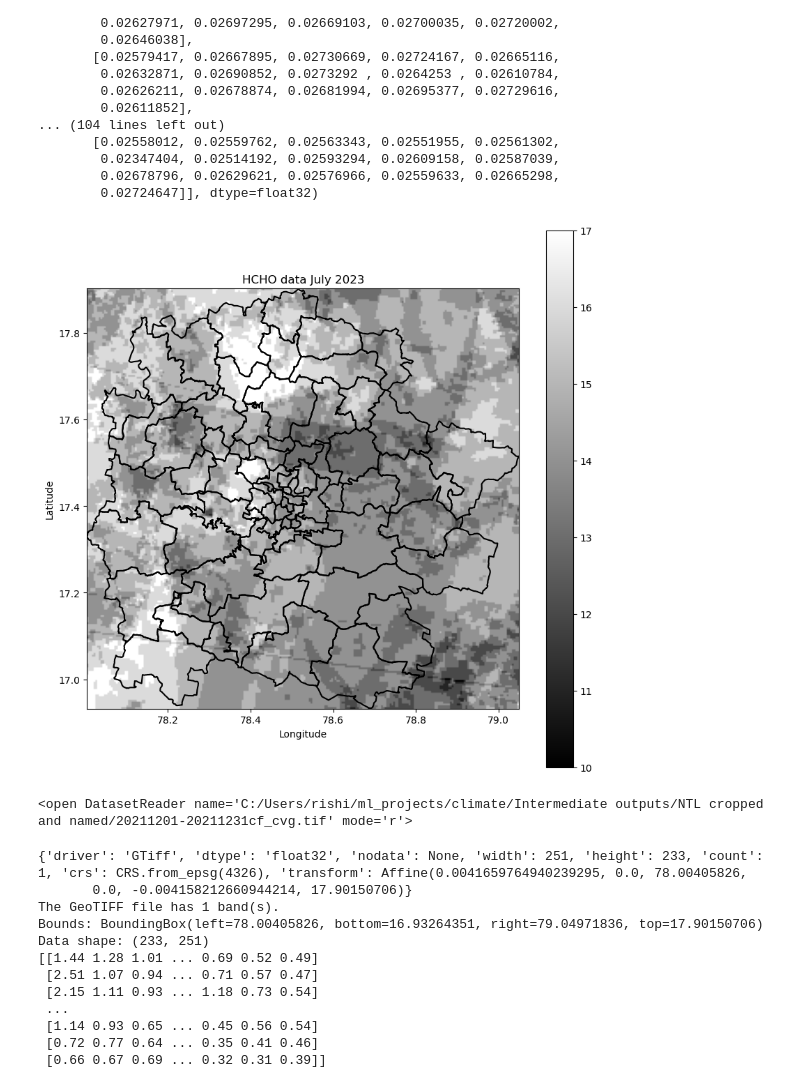
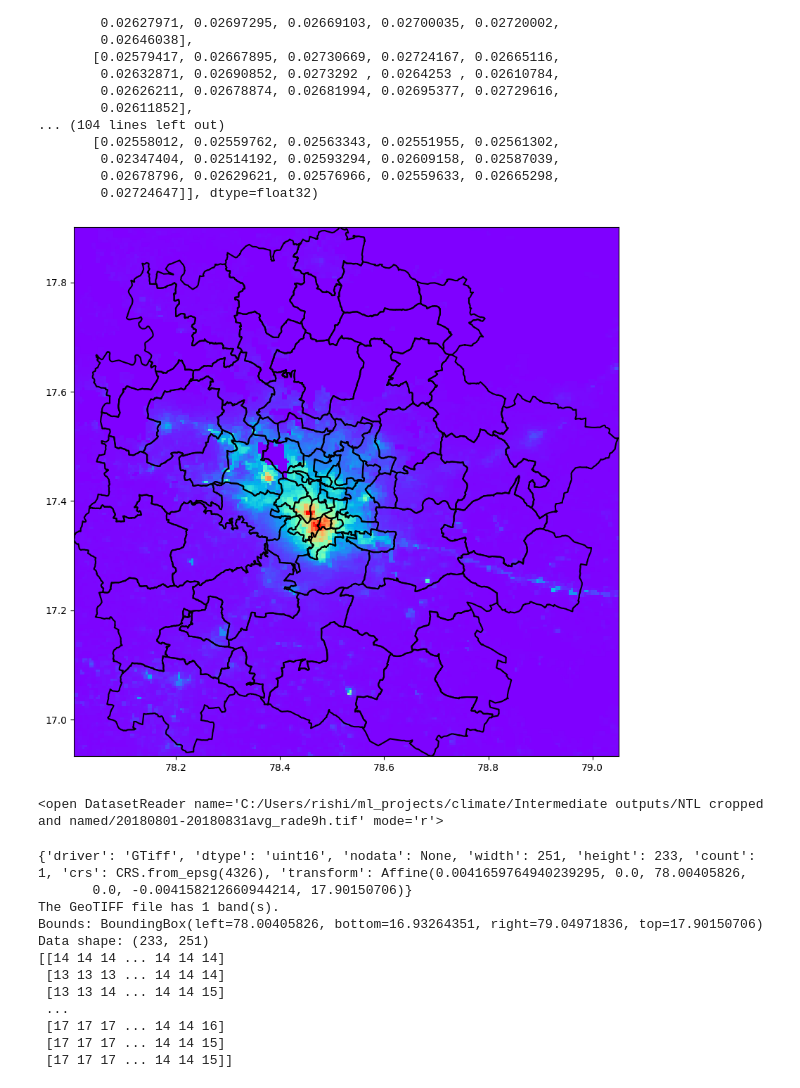
Before and after one commit to Rishi-Bharadwaj/air_pollution_correlation, a Jupyter notebook: Notebooks/straight_tiff.ipynb, the cells around one changed output. Drawn from its saved outputs; the diff is of its cells as text; code cells hidden in the pictures.

```diff
--- a/Notebooks/straight_tiff.ipynb
+++ b/Notebooks/straight_tiff.ipynb
@@ -134,42 +134,42 @@ array([[0.02627074, 0.0261334 , 0.02673259, 0.02669089, 0.02717316,
 # %%
 import geopandas as gpd
 
 # Load the shapefile
 shapefile_path = r'C:\Users\rishi\ml_projects\climate\hmda_boundary\hmda_boundary.shp'
 gdf = gpd.read_file(shapefile_path)
 
 import rasterio
 from rasterio.plot import show
 
 import matplotlib.pyplot as plt
 import matplotlib.colors as mcolors
 # Load the GeoTIFF file
 vmin = .035  # Minimum value for normalization
 vmax = .04  # Maximum value for normalization
 
 # Open the GeoTIFF file
-tiff_file = r'C:\Users\rishi\ml_projects\climate\Intermediate outputs\NTL cropped and named\20211201-20211231cf_cvg.tif'
+tiff_file = r'C:\Users\rishi\ml_projects\climate\Intermediate outputs\NTL cropped and named\20180801-20180831avg_rade9h.tif'
 with rasterio.open(tiff_file) as dataset:
     # Create a normalization instance
     #norm = mcolors.Normalize(vmin=vmin, vmax=vmax)
 
     # Display the image with geospatial context
     fig, ax = plt.subplots(figsize=(10, 10))
-    show(dataset, ax=ax, cmap='grey')
-    plt.title('HCHO data July 2023')
+    show(dataset, ax=ax, cmap='rainbow')
+    # plt.title('HCHO data July 2023')
 
-    # Add a colorbar with the same normalization
-    plt.colorbar(ax.images[0], ax=ax, orientation='vertical')
-    plt.xlabel('Longitude')
-    plt.ylabel('Latitude')
-    # Plot the boundary of the GeoDataFrame
+    # # Add a colorbar with the same normalization
+    # plt.colorbar(ax.images[0], ax=ax, orientation='vertical')
+    # plt.xlabel('Longitude')
+    # plt.ylabel('Latitude')
+    # # Plot the boundary of the GeoDataFrame
     gdf.boundary.plot(ax=ax, edgecolor='black')
 
     plt.show()
     print(dataset)
 # %% [output]
-[figure, old version]
+[figure, new version]
-<open DatasetReader name='C:/Users/rishi/ml_projects/climate/Intermediate outputs/NTL cropped and named/20211201-20211231cf_cvg.tif' mode='r'>
+<open DatasetReader name='C:/Users/rishi/ml_projects/climate/Intermediate outputs/NTL cropped and named/20180801-20180831avg_rade9h.tif' mode='r'>
 # %%
 with rasterio.open(tiff_file) as dataset:
     # Print metadata
@@ -184,15 +184,15 @@ with rasterio.open(tiff_file) as dataset:
     print("Data shape:", data.shape)
     print(data)
 # %% [output]
-{'driver': 'GTiff', 'dtype': 'float32', 'nodata': None, 'width': 251, 'height': 233, 'count': 1, 'crs': CRS.from_epsg(4326), 'transform': Affine(0.0041659764940239295, 0.0, 78.00405826,
+{'driver': 'GTiff', 'dtype': 'uint16', 'nodata': None, 'width': 251, 'height': 233, 'count': 1, 'crs': CRS.from_epsg(4326), 'transform': Affine(0.0041659764940239295, 0.0, 78.00405826,
        0.0, -0.004158212660944214, 17.90150706)}
 The GeoTIFF file has 1 band(s).
 Bounds: BoundingBox(left=78.00405826, bottom=16.93264351, right=79.04971836, top=17.90150706)
 Data shape: (233, 251)
-[[1.44 1.28 1.01 ... 0.69 0.52 0.49]
- [2.51 1.07 0.94 ... 0.71 0.57 0.47]
- [2.15 1.11 0.93 ... 1.18 0.73 0.54]
+[[14 14 14 ... 14 14 14]
+ [13 13 13 ... 14 14 14]
+ [13 13 14 ... 14 14 15]
  ...
- [1.14 0.93 0.65 ... 0.45 0.56 0.54]
- [0.72 0.77 0.64 ... 0.35 0.41 0.46]
- [0.66 0.67 0.69 ... 0.32 0.31 0.39]]
+ [17 17 17 ... 14 14 16]
+ [17 17 17 ... 14 14 15]
+ [17 17 17 ... 14 14 15]]
```
Also changed, not shown: 5 other files.
